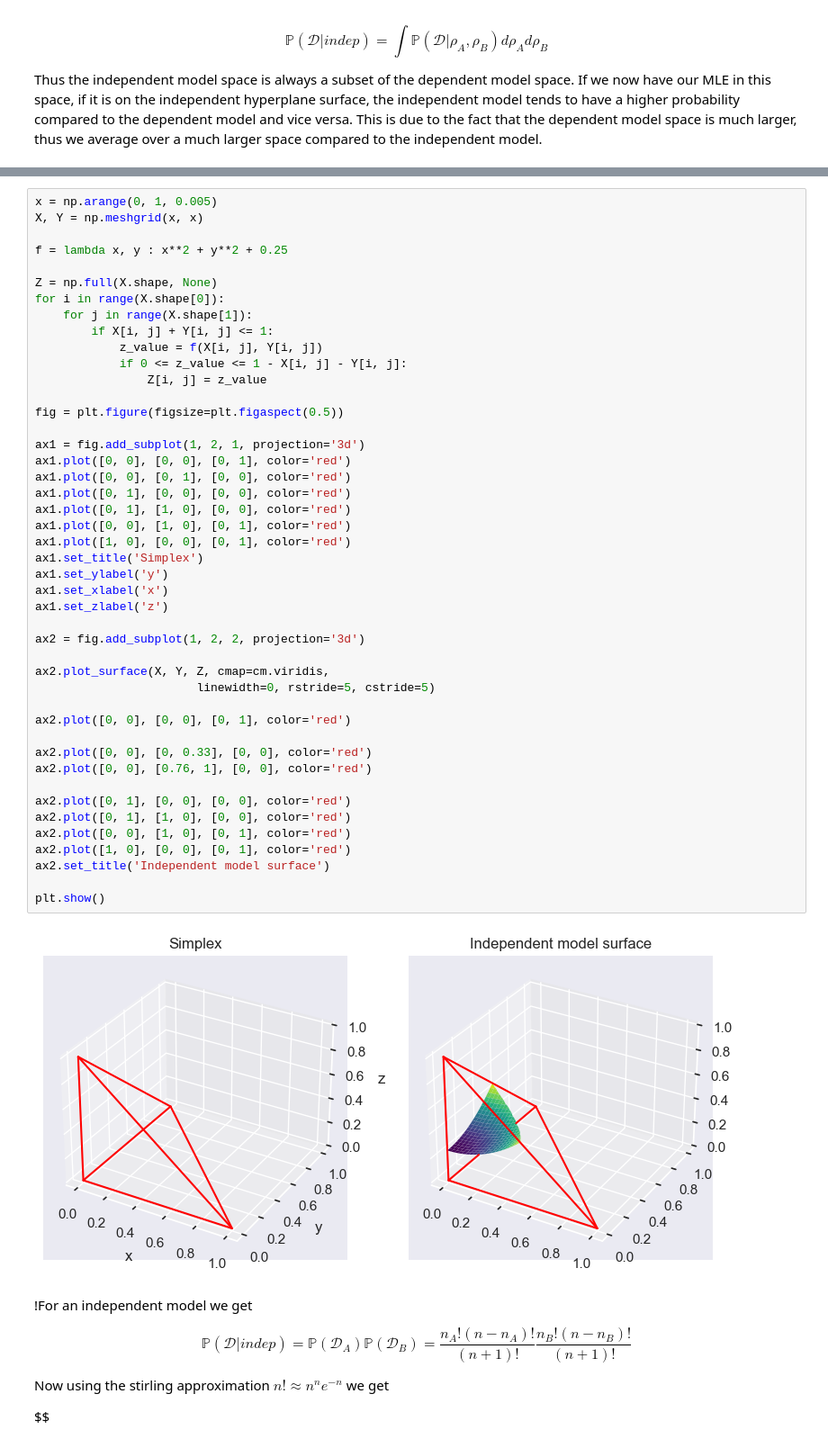
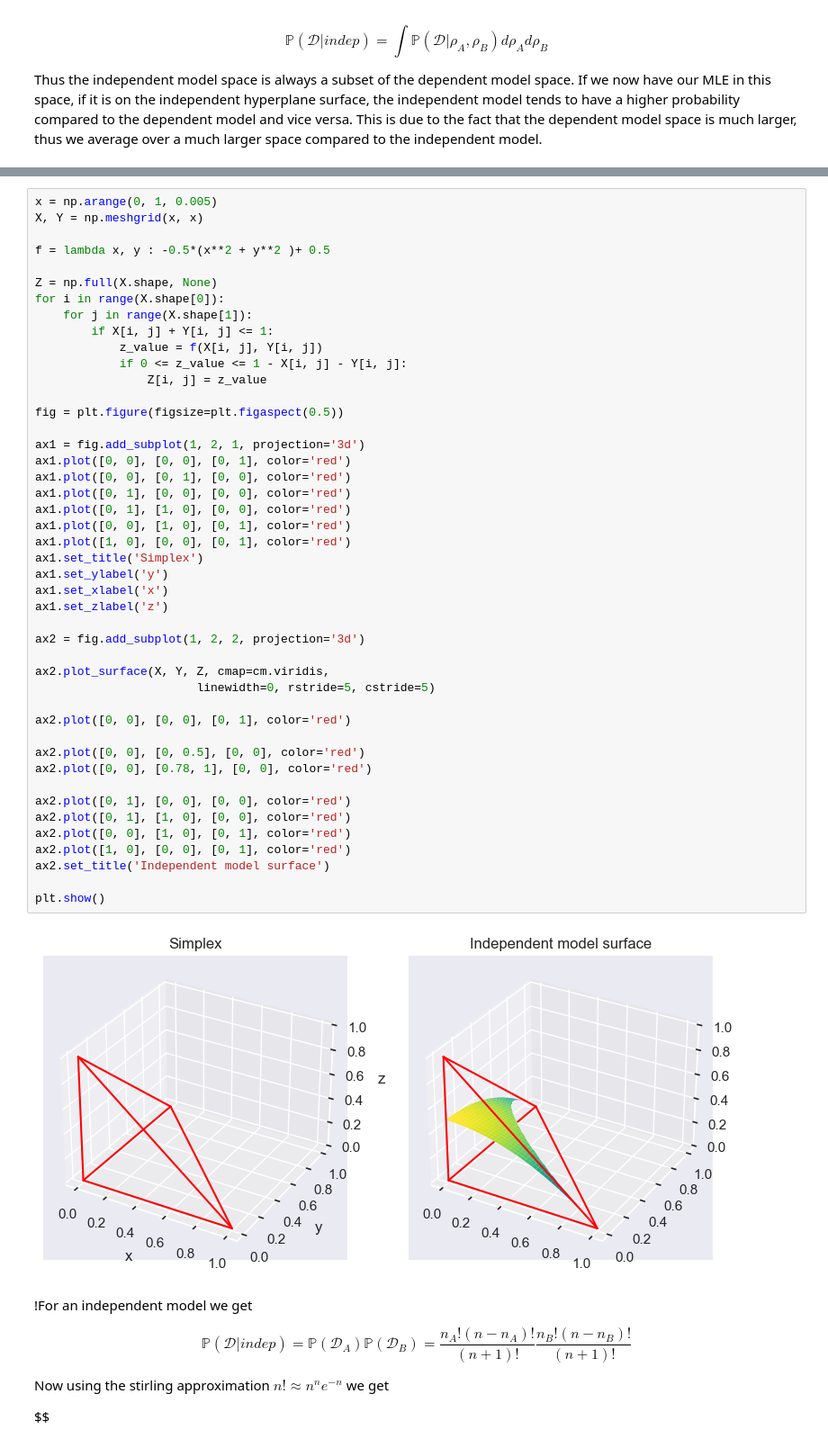
Before and after one commit to MathieuGr02/mathieugr.github.io, a Jupyter notebook: _notebooks/Computational-Biology/09-Model-Selection.ipynb, the cells around one changed output, grey strips where cells are left out. Shown at 90% size. Cells and saved outputs as stored; diff of their text form.

```diff
--- a/_notebooks/Computational-Biology/09-Model-Selection.ipynb
+++ b/_notebooks/Computational-Biology/09-Model-Selection.ipynb
@@ -157,7 +207,7 @@ The first ratio is the ratio of probability of our best likelihoods, the ratio o
 x = np.arange(0, 1, 0.005)
 X, Y = np.meshgrid(x, x)
 
-f = lambda x, y : x**2 + y**2 + 0.25
+f = lambda x, y : -0.5*(x**2 + y**2 )+ 0.5
 
 Z = np.full(X.shape, None)
 for i in range(X.shape[0]):
@@ -170,36 +220,36 @@ for i in range(X.shape[0]):
 fig = plt.figure(figsize=plt.figaspect(0.5))
 
 ax1 = fig.add_subplot(1, 2, 1, projection='3d')
 ax1.plot([0, 0], [0, 0], [0, 1], color='red')
 ax1.plot([0, 0], [0, 1], [0, 0], color='red')
 ax1.plot([0, 1], [0, 0], [0, 0], color='red')
 ax1.plot([0, 1], [1, 0], [0, 0], color='red')
 ax1.plot([0, 0], [1, 0], [0, 1], color='red')
 ax1.plot([1, 0], [0, 0], [0, 1], color='red')
 ax1.set_title('Simplex')
 ax1.set_ylabel('y')
 ax1.set_xlabel('x')
 ax1.set_zlabel('z')
 
 ax2 = fig.add_subplot(1, 2, 2, projection='3d')
 
 ax2.plot_surface(X, Y, Z, cmap=cm.viridis,
                        linewidth=0, rstride=5, cstride=5)
 
 ax2.plot([0, 0], [0, 0], [0, 1], color='red')
 
-ax2.plot([0, 0], [0, 0.33], [0, 0], color='red')
-ax2.plot([0, 0], [0.76, 1], [0, 0], color='red')
+ax2.plot([0, 0], [0, 0.5], [0, 0], color='red')
+ax2.plot([0, 0], [0.78, 1], [0, 0], color='red')
 
 ax2.plot([0, 1], [0, 0], [0, 0], color='red')
 ax2.plot([0, 1], [1, 0], [0, 0], color='red')
 ax2.plot([0, 0], [1, 0], [0, 1], color='red')
 ax2.plot([1, 0], [0, 0], [0, 1], color='red')
 ax2.set_title('Independent model surface')
 
 plt.show()
 # %% [output]
-[figure, old version]
+[figure, new version]
 # %% [markdown]
 !For an independent model we get
 
```
Also changed, not shown: parts of 4 cells of this notebook.
